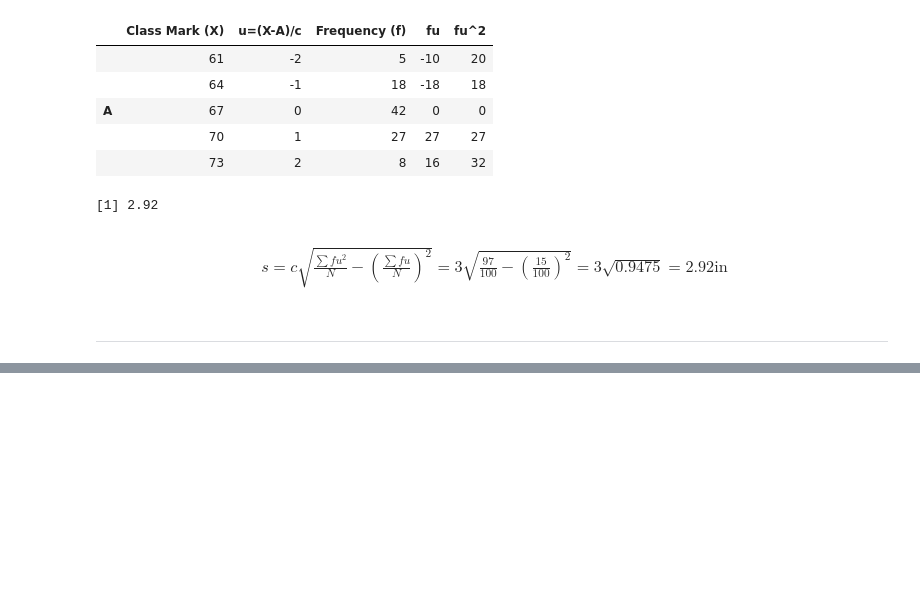
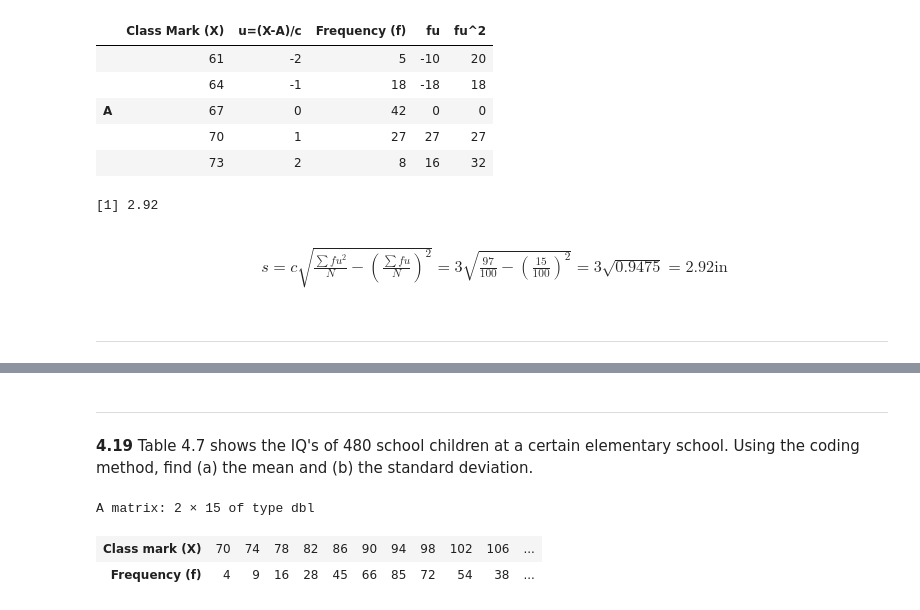
Before and after one commit to jbennett7/Statistics, a Jupyter notebook: Chapter 4 The standard deviation and other measures of dispersion.ipynb, the cells around one changed output, grey strips where cells are left out. Drawn from its saved outputs; the diff is of its cells as text; code cells hidden in the pictures; blank space fills up the shorter version.

```diff
--- a/Chapter 4 The standard deviation and other measures of dispersion.ipynb
+++ b/Chapter 4 The standard deviation and other measures of dispersion.ipynb
@@ -862,0 +905,14 @@ s
+# %% [markdown]
+---
+# %% [markdown]
+__4.19__ Table 4.7 shows the IQ's of 480 school children at a certain elementary school. Using the coding method, find (a) the mean and (b) the standard deviation.
+# %%
+p19.X <- c( 70, 74, 78, 82, 86, 90, 94, 98, 102, 106, 110, 114, 118, 122, 126)
+p19.f <- c(4, 9, 16, 28, 45, 66, 85, 72, 54, 38, 27, 18, 11, 5, 2)
+Table_4.7 <- t(matrix(c(p19.X, p19.f),ncol=2))
+rownames(Table_4.7) <- c("Class mark (X)", "Frequency (f)")
+Table_4.7
+# %% [output]
+A matrix: 2 × 15 of type dbl
+| Class mark (X) | 70 | 74 | 78 | 82 | 86 | 90 | 94 | 98 | 102 | 106 | ... |
+| Frequency (f) | 4 | 9 | 16 | 28 | 45 | 66 | 85 | 72 | 54 | 38 | ... |
```
Also changed, not shown: parts of 16 cells of this notebook.
